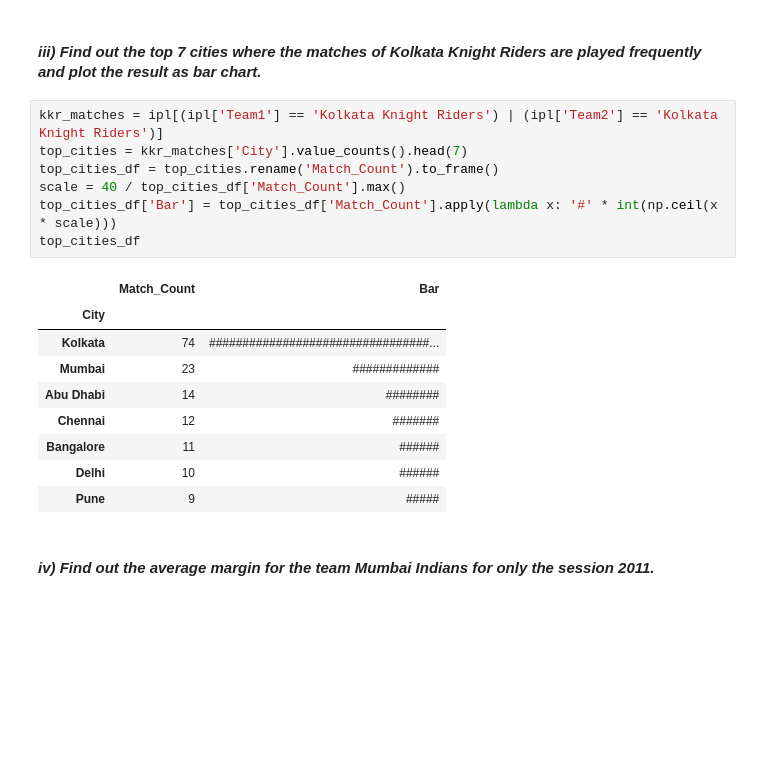
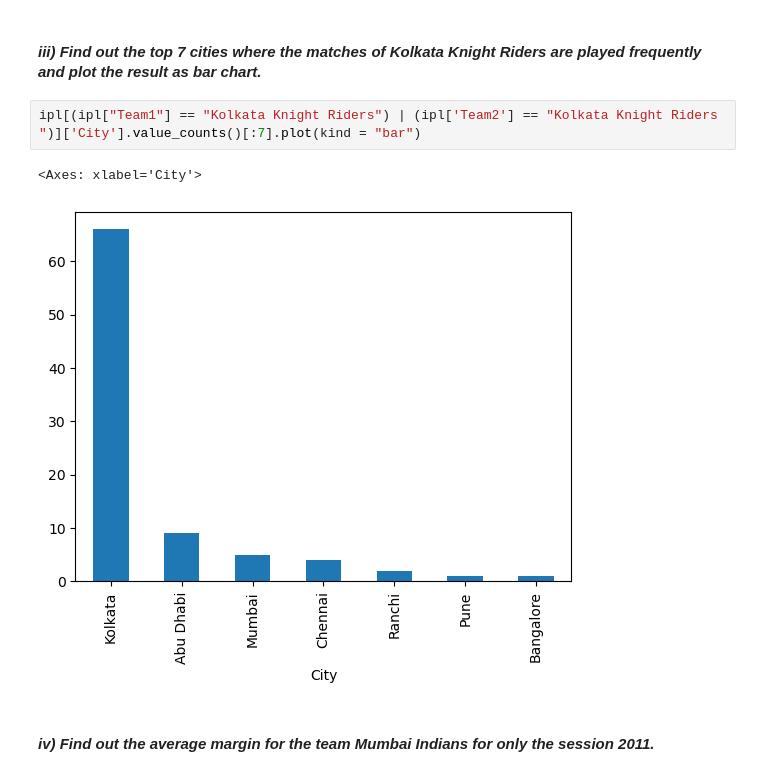
Before and after one commit to Sugam-Khatiwada/Smart-data, a Jupyter notebook: Task_02_Pandas.ipynb, the cells around one changed output. Drawn from its saved outputs; the diff is of its cells as text; blank space fills up the shorter version.

```diff
--- a/Task_02_Pandas.ipynb
+++ b/Task_02_Pandas.ipynb
@@ -226,22 +243,10 @@ Name: count, dtype: int64
 # %% [markdown]
 #### *iii) Find out the top 7 cities where the matches of Kolkata Knight Riders are played frequently <br> and plot the result as bar chart.*
 # %%
-kkr_matches = ipl[(ipl['Team1'] == 'Kolkata Knight Riders') | (ipl['Team2'] == 'Kolkata Knight Riders')]
-top_cities = kkr_matches['City'].value_counts().head(7)
-top_cities_df = top_cities.rename('Match_Count').to_frame()
-scale = 40 / top_cities_df['Match_Count'].max()
-top_cities_df['Bar'] = top_cities_df['Match_Count'].apply(lambda x: '#' * int(np.ceil(x * scale)))
-top_cities_df
+ipl[(ipl["Team1"] == "Kolkata Knight Riders") | (ipl['Team2'] == "Kolkata Knight Riders ")]['City'].value_counts()[:7].plot(kind = "bar")
 # %% [output]
-|  | Match_Count | Bar |
-| City |  |  |
-| Kolkata | 74 | #################################... |
-| Mumbai | 23 | ############# |
-| Abu Dhabi | 14 | ######## |
-| Chennai | 12 | ####### |
-| Bangalore | 11 | ###### |
-| Delhi | 10 | ###### |
-| Pune | 9 | ##### |
+<Axes: xlabel='City'>
+[figure, added]
 # %% [markdown]
 #### *iv) Find out the average margin for the team Mumbai Indians for only the session 2011.*
 # %%
```
Also changed, not shown: parts of 4 cells of this notebook.
